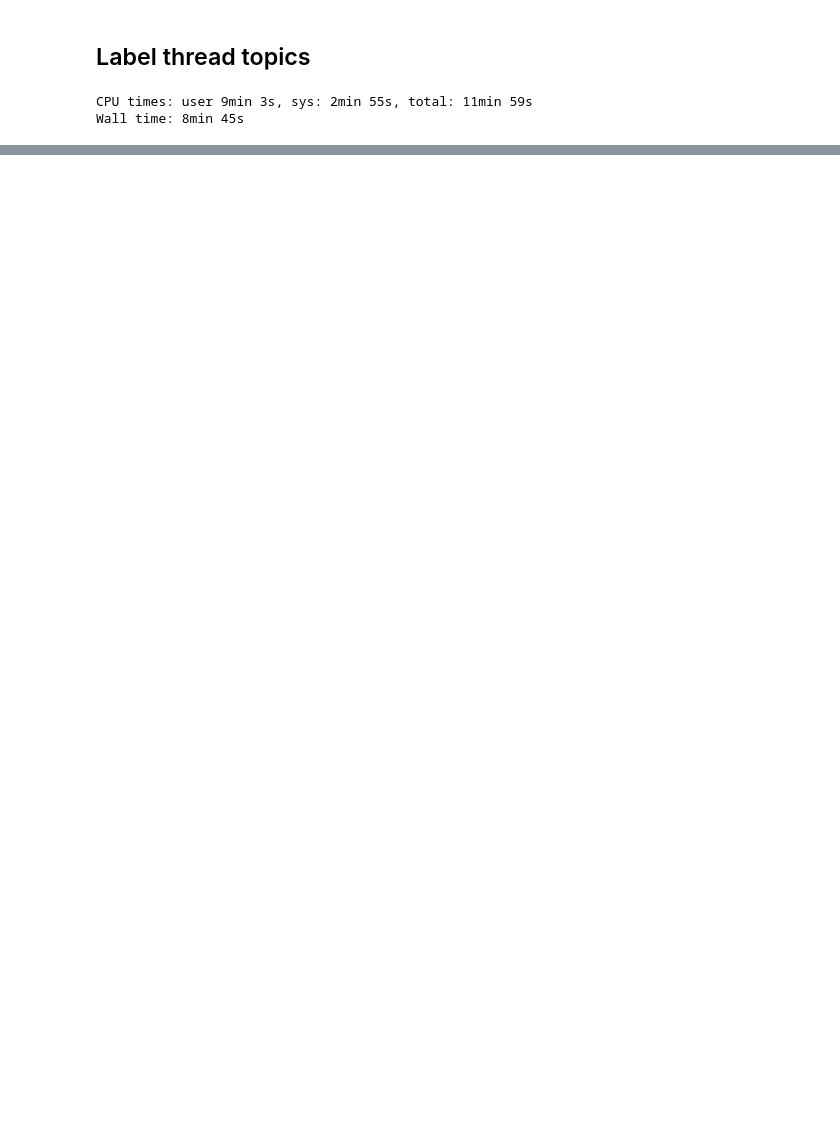
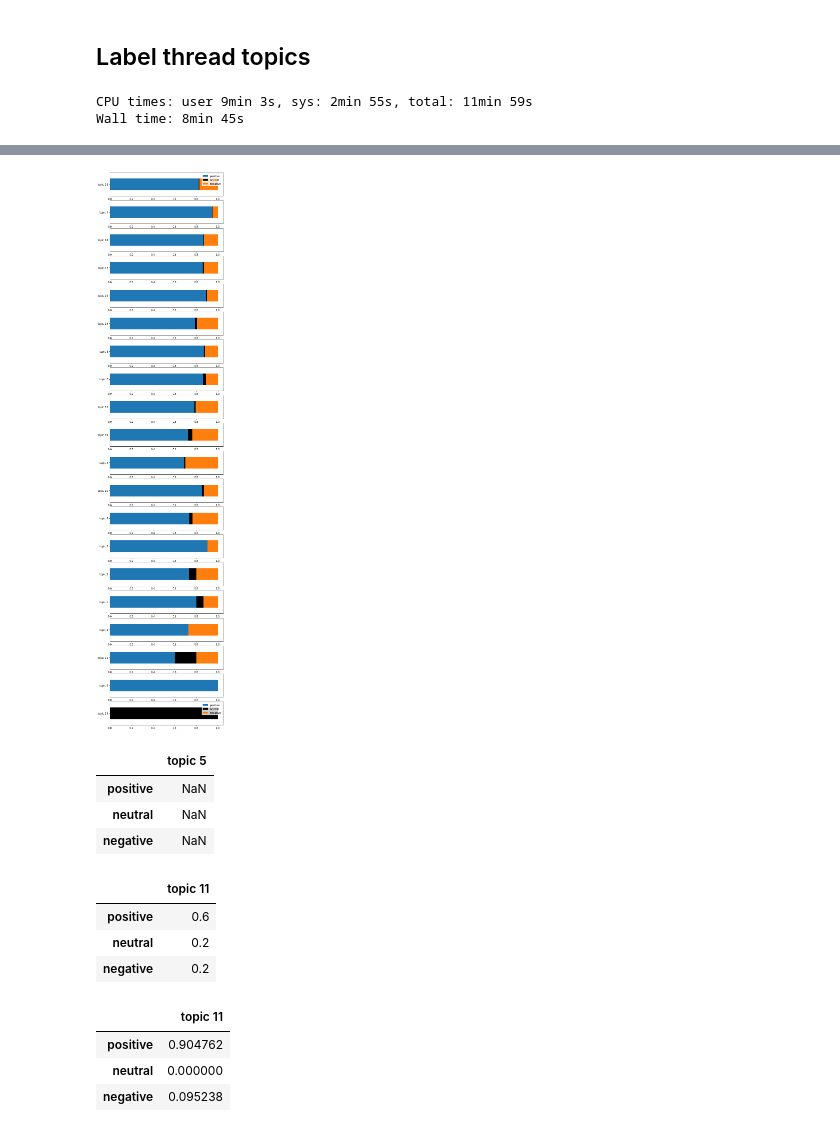
Before and after one commit to LachlanSharp/Lorem-ipsum, a Jupyter notebook: A3_Lachlan_Sharp_NLP.ipynb, the cells around one changed output, grey strips where cells are left out. Saved outputs shown, nothing was run; the diff lists cells and outputs as text; code cells hidden in the pictures; blank space fills up the shorter version.

```diff
--- a/A3_Lachlan_Sharp_NLP.ipynb
+++ b/A3_Lachlan_Sharp_NLP.ipynb
@@ -1029,0 +1196,3 @@ thread_topic_labels
+# %%
+# turn the result into a data frame and add as columns to the original data
+df_horseforum_threads = df_horseforum_threads.join(df_thread_sentiment)
@@ -1029,0 +1208,36 @@ thread_topic_labels
+# %%
+# Show relative sentiment proportion for each topic
+tmp_df = df_horseforum_threads['Primary_topic'].value_counts().to_frame('count of threads').sort_values('count of threads', ascending=False)
+
+color_sentiment = sentiment_colours()
+n = len(tmp_df.index)
+fig, ax = plt.subplots(nrows=n, ncols=1, figsize=(8, 2*n))
+for i, topic_id in enumerate(tmp_df.index):
+    tmp = df_horseforum_threads[df_horseforum_threads['Primary_topic']==topic_id]['sentiment'].value_counts().reindex(color_sentiment.keys()).fillna(0).to_frame('topic {}'.format(topic_id)).apply(lambda x: x / sum(x))
+    tmp.transpose().plot(ax = ax[i], kind='barh',stacked = True, color = color_sentiment.values())
+    if i != 0 and i != (n-1):
+        ax[i].get_legend().remove()
+plt.show()
+# %% [output]
+[figure, added]
+# %%
+df_horseforum_threads[df_horseforum_threads['Primary_topic']==5]['sentiment'].value_counts().reindex(color_sentiment.keys()).to_frame('topic {}'.format(5)).apply(lambda x: x / sum(x))
+# %% [output]
+|  | topic 5 |
+| positive | NaN |
+| neutral | NaN |
+| negative | NaN |
+# %%
+df_horseforum_threads[df_horseforum_threads['Primary_topic']==11]['sentiment'].value_counts().reindex(color_sentiment.keys()).to_frame('topic {}'.format(11)).apply(lambda x: x / sum(x))
+# %% [output]
+|  | topic 11 |
+| positive | 0.6 |
+| neutral | 0.2 |
+| negative | 0.2 |
+# %%
+df_horseforum_threads[df_horseforum_threads['Primary_topic']==5]['sentiment'].value_counts().reindex(color_sentiment.keys()).fillna(0).to_frame('topic {}'.format(11)).apply(lambda x: x / sum(x))
+# %% [output]
+|  | topic 11 |
+| positive | 0.904762 |
+| neutral | 0.000000 |
+| negative | 0.095238 |
```
Also changed, not shown: parts of 30 cells of this notebook.
